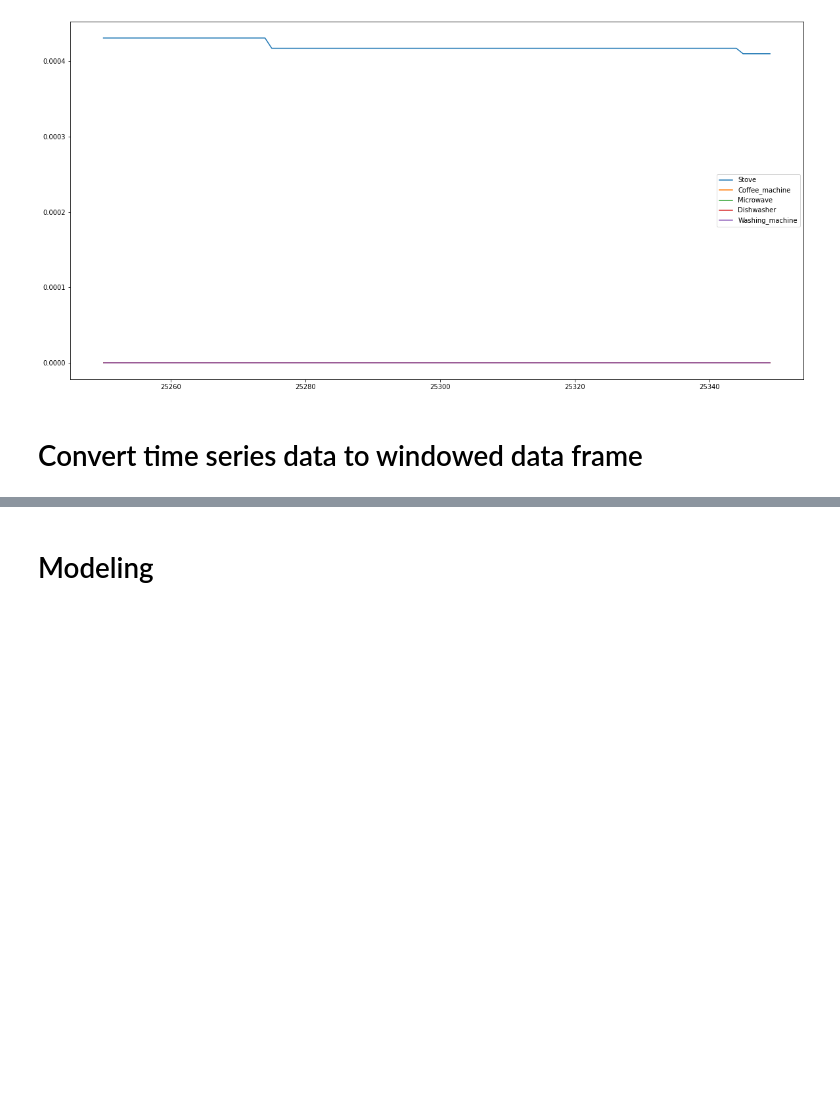
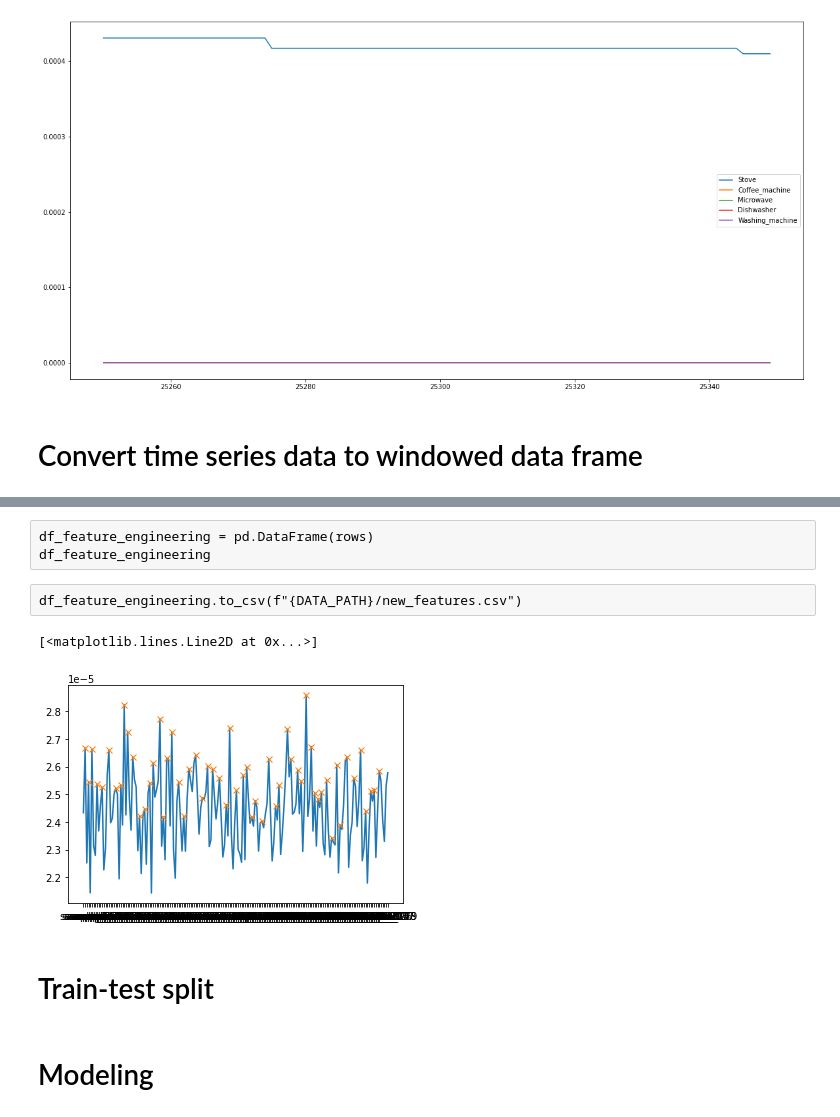
Before and after one commit to akletini/Forschungsprojekt, a Jupyter notebook: Main.ipynb, the cells around one changed output, grey strips where cells are left out. Saved outputs shown, nothing was run; the diff lists cells and outputs as text; code cells hidden in the pictures; blank space fills up the shorter version.

Commit message:
Baseline for concatenated model

```diff
--- a/Main.ipynb
+++ b/Main.ipynb
@@ -100,0 +121,9 @@ Loading existing window file data/test/windowed_180_step_1_noisy.csv
+# %%
+df_sampled_negative = df_timeseries.loc[
+    (df_timeseries["Stove"] == 0)
+    & (df_timeseries["Coffee_machine"] == 0)
+    & (df_timeseries["Microwave"] == 0)
+    & (df_timeseries["Dishwasher"] == 0)
+    & (df_timeseries["Washing_machine"] == 0)
+].sample(max_class_freq)
+df_sampled_negative
@@ -100,0 +144,10 @@ Loading existing window file data/test/windowed_180_step_1_noisy.csv
+# %%
+drop_indices = df_timeseries.loc[
+    (df_timeseries["Stove"] == 0)
+    & (df_timeseries["Coffee_machine"] == 0)
+    & (df_timeseries["Microwave"] == 0)
+    & (df_timeseries["Dishwasher"] == 0)
+    & (df_timeseries["Washing_machine"] == 0)
+].index
+df_timeseries = df_timeseries.drop(drop_indices)
+df_timeseries
@@ -100,0 +168,5 @@ Loading existing window file data/test/windowed_180_step_1_noisy.csv
+# %%
+df_timeseries = pd.concat([df_sampled_negative, df_timeseries])
+df_timeseries.reset_index(inplace=True)
+df_timeseries.drop(columns=["index"], inplace=True)
+df_timeseries
@@ -102,8 +188,3 @@ Loading existing window file data/test/windowed_180_step_1_noisy.csv
 samples = [x for i, x in enumerate(df_timeseries.columns) if x not in appliances]
 X = df_timeseries.loc[:, samples]
 y = df_timeseries.loc[:, appliances]
-# %%
-from sklearn.preprocessing import StandardScaler
-
-scaler = StandardScaler()
-X = scaler.fit_transform(X)
@@ -110,3 +252,18 @@ X = scaler.fit_transform(X)
+# %% [raw]
+df_feature_engineering = pd.DataFrame(rows)
+df_feature_engineering
+# %% [raw]
+df_feature_engineering.to_csv(f"{DATA_PATH}/new_features.csv")
+# %%
+row = X.iloc[0]
+peaks = find_peaks(row, prominence=(None, 0.5))[0]
+plt.plot(row)
+plt.plot(peaks, row[peaks], "x")
+# %% [output]
+[<matplotlib.lines.Line2D at 0x...>]
+[figure, added]
+# %% [markdown]
+# Train-test split
 # %%
 from sklearn.model_selection import train_test_split
 
```
Also changed, not shown: parts of 35 cells of this notebook, 2 other files.
